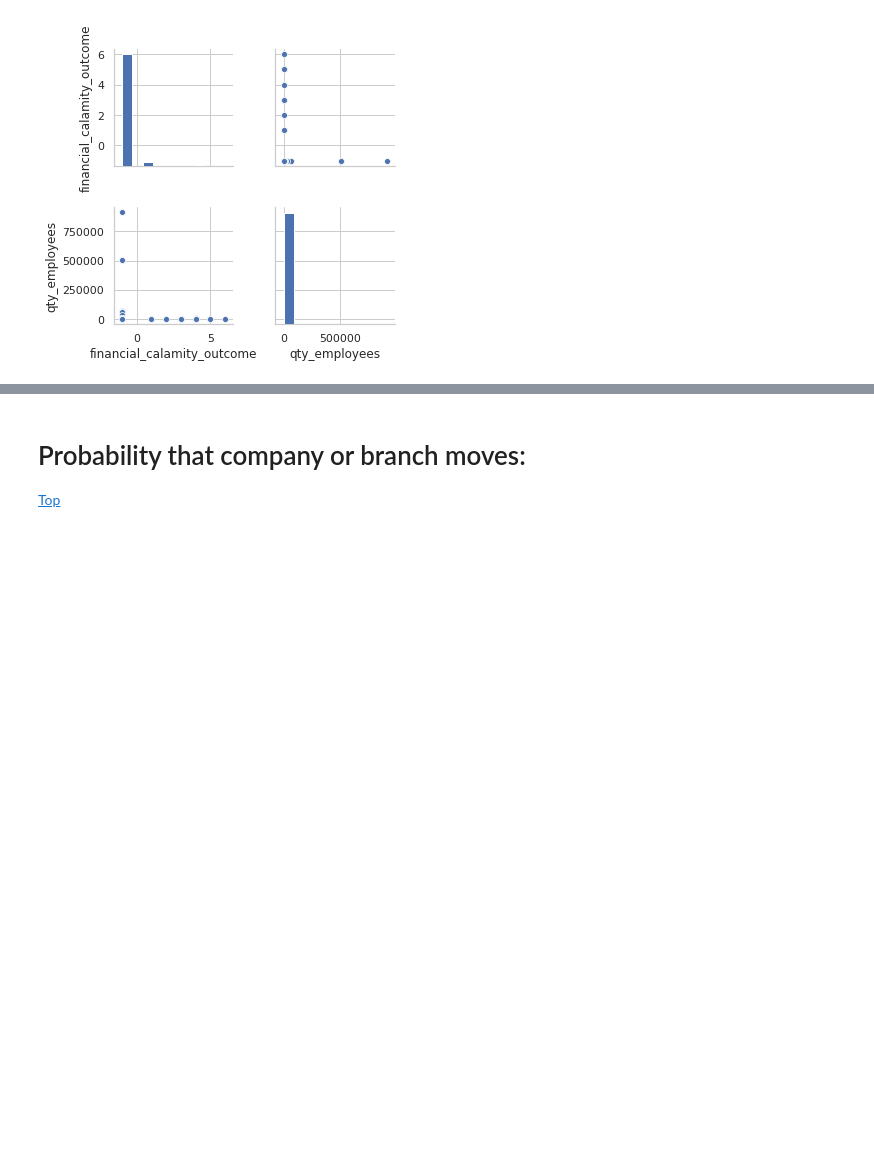
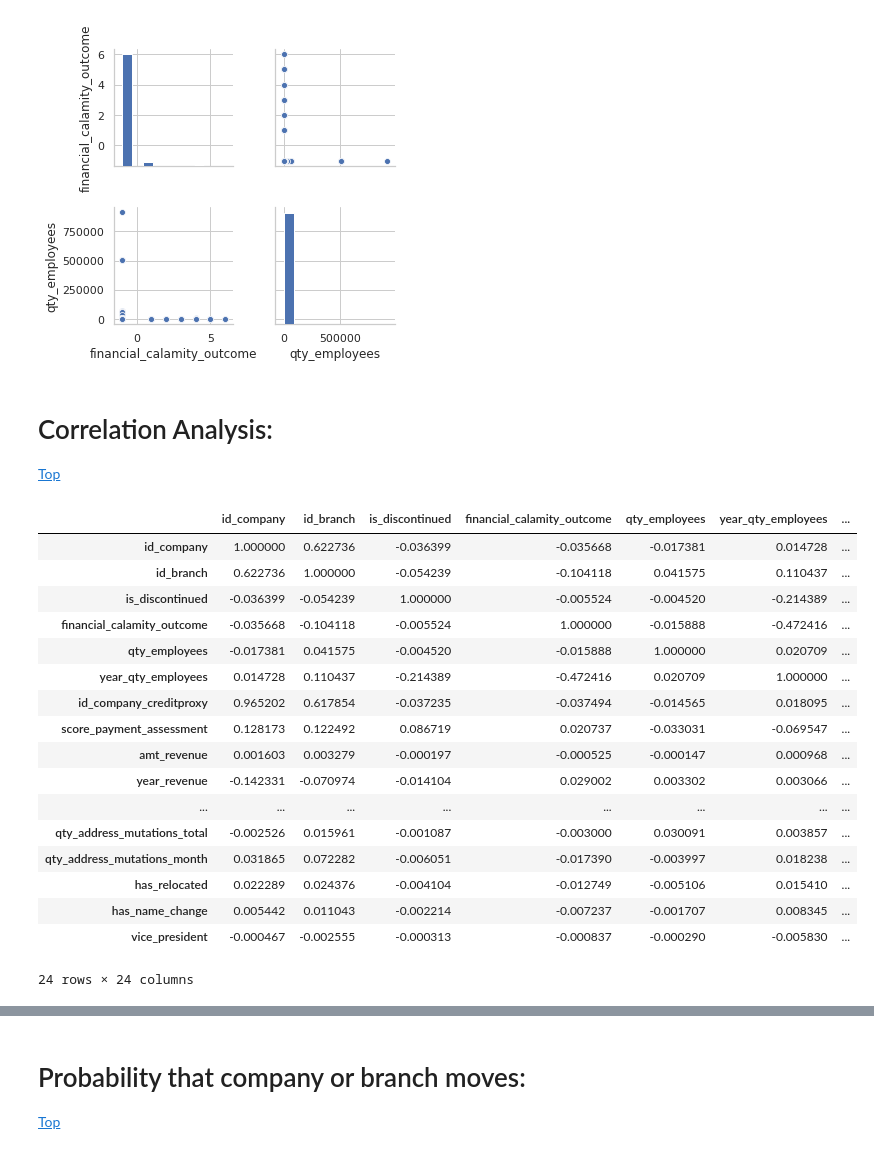
Before and after one commit to mark-me/relocation_indicator, a Jupyter notebook: Notebooks/Data_Merging/graydon_inspect_one_year.ipynb, the cells around one changed output, grey strips where cells are left out. Drawn from its saved outputs; the diff is of its cells as text; code cells hidden in the pictures; blank space fills up the shorter version.

```diff
--- a/Notebooks/Data_Merging/graydon_inspect_one_year.ipynb
+++ b/Notebooks/Data_Merging/graydon_inspect_one_year.ipynb
@@ -683,3 +683,8 @@ np.log10(subset_train['qty_employees']).hist()
 g = sns.pairplot(subset_train, vars=plot_cols)
 # %% [output]
 [figure]
+# %% [markdown]
+<a id='correlation'></a>
+# Correlation Analysis:
+
+<a href=#top>Top</a>
@@ -685,0 +694,21 @@ g = sns.pairplot(subset_train, vars=plot_cols)
+# %%
+corr_df
+# %% [output]
+|  | id_company | id_branch | is_discontinued | financial_calamity_outcome | qty_employees | year_qty_employees | ... |
+| id_company | 1.000000 | 0.622736 | -0.036399 | -0.035668 | -0.017381 | 0.014728 | ... |
+| id_branch | 0.622736 | 1.000000 | -0.054239 | -0.104118 | 0.041575 | 0.110437 | ... |
+| is_discontinued | -0.036399 | -0.054239 | 1.000000 | -0.005524 | -0.004520 | -0.214389 | ... |
+| financial_calamity_outcome | -0.035668 | -0.104118 | -0.005524 | 1.000000 | -0.015888 | -0.472416 | ... |
+| qty_employees | -0.017381 | 0.041575 | -0.004520 | -0.015888 | 1.000000 | 0.020709 | ... |
+| year_qty_employees | 0.014728 | 0.110437 | -0.214389 | -0.472416 | 0.020709 | 1.000000 | ... |
+| id_company_creditproxy | 0.965202 | 0.617854 | -0.037235 | -0.037494 | -0.014565 | 0.018095 | ... |
+| score_payment_assessment | 0.128173 | 0.122492 | 0.086719 | 0.020737 | -0.033031 | -0.069547 | ... |
+| amt_revenue | 0.001603 | 0.003279 | -0.000197 | -0.000525 | -0.000147 | 0.000968 | ... |
+| year_revenue | -0.142331 | -0.070974 | -0.014104 | 0.029002 | 0.003302 | 0.003066 | ... |
+| ... | ... | ... | ... | ... | ... | ... | ... |
+| qty_address_mutations_total | -0.002526 | 0.015961 | -0.001087 | -0.003000 | 0.030091 | 0.003857 | ... |
+| qty_address_mutations_month | 0.031865 | 0.072282 | -0.006051 | -0.017390 | -0.003997 | 0.018238 | ... |
+| has_relocated | 0.022289 | 0.024376 | -0.004104 | -0.012749 | -0.005106 | 0.015410 | ... |
+| has_name_change | 0.005442 | 0.011043 | -0.002214 | -0.007237 | -0.001707 | 0.008345 | ... |
+| vice_president | -0.000467 | -0.002555 | -0.000313 | -0.000837 | -0.000290 | -0.005830 | ... |
+24 rows × 24 columns
```
Also changed, not shown: parts of 11 cells of this notebook.
